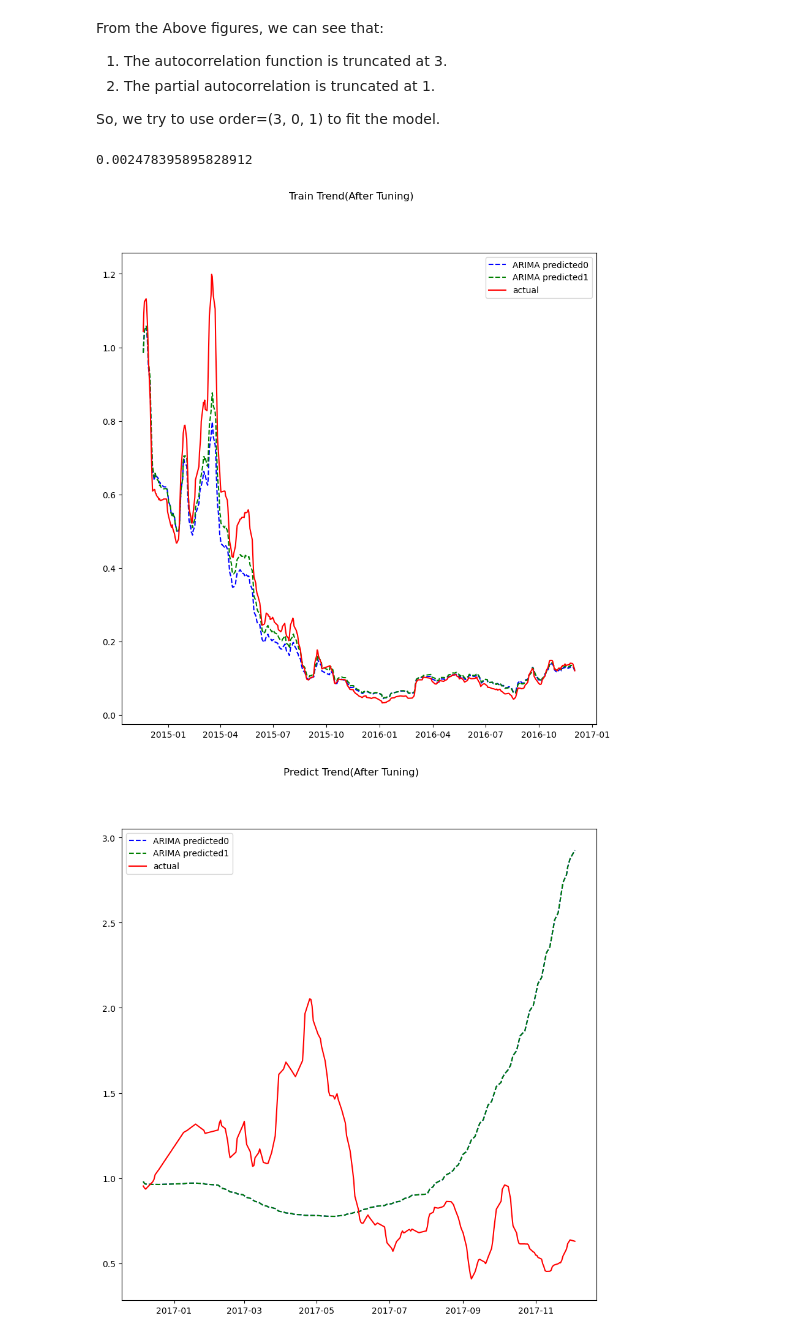
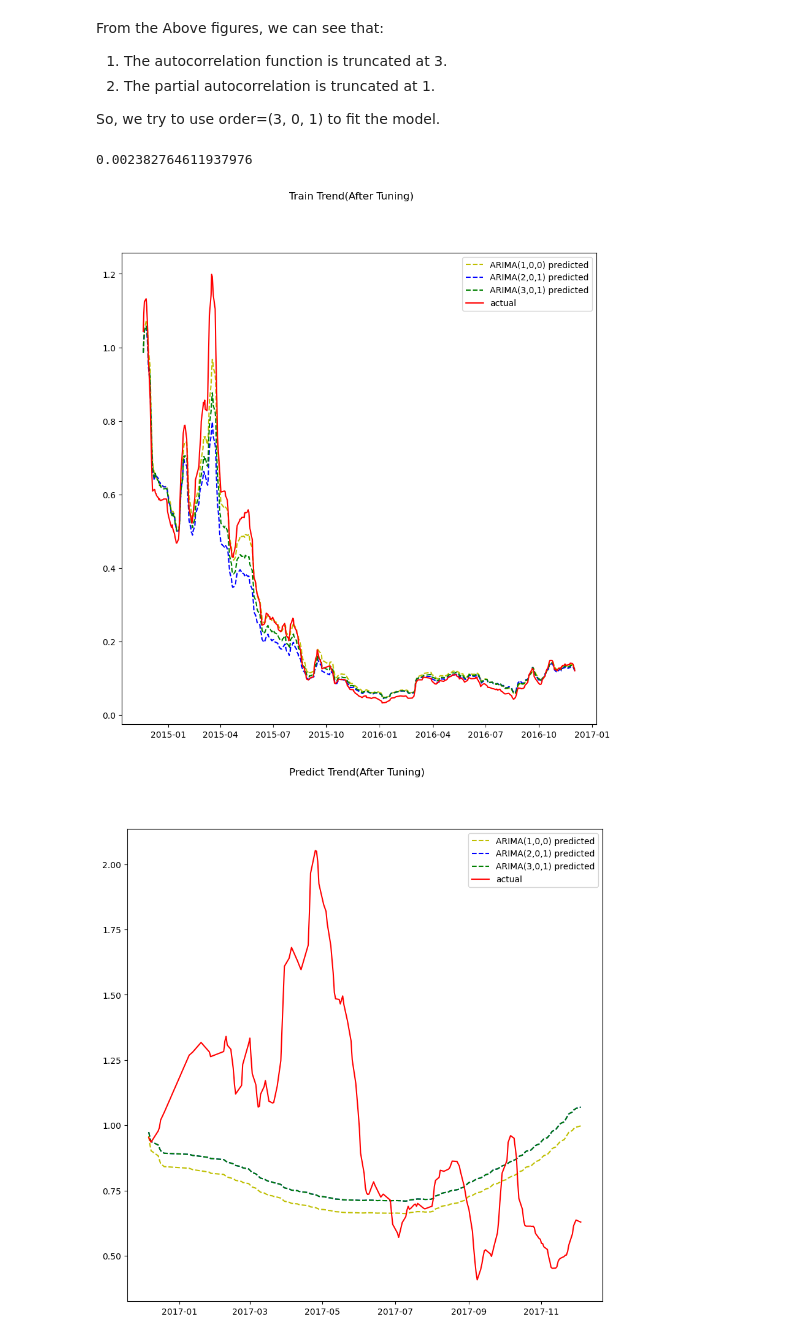
Before and after one commit to cmgun/ML-practice, a Jupyter notebook: game/HKPrada/homework.ipynb, the cells around one changed output. Drawn from its saved outputs; the diff is of its cells as text; code cells hidden in the pictures.

```diff
--- a/game/HKPrada/homework.ipynb
+++ b/game/HKPrada/homework.ipynb
@@ -569,11 +569,11 @@ Best ARIMA(2, 0, 1) MSE=0.0009917
 The best order is ARIMA(2, 0, 1), we use this order to train the model again.
 # %%
 # ARIMA model
-modelARIMA = sm.tsa.arima.ARIMA(endog=Y_train, exog=X_train_ARIMA, order=[2, 0, 1])
-model_fit = modelARIMA.fit()
+modelARIMA1 = sm.tsa.arima.ARIMA(endog=Y_train, exog=X_train_ARIMA, order=[2, 0, 1])
+model_fit1 = modelARIMA1.fit()
 
-error_Training_ARIMA = mean_squared_error(Y_train, model_fit.fittedvalues)
-predicted = model_fit.predict(start = tr_len -1 ,end = to_len -1, exog = X_test_ARIMA, dynamic=True)[1:]
-error_Test_ARIMA = mean_squared_error(Y_test,predicted)
+error_Training_ARIMA = mean_squared_error(Y_train, model_fit1.fittedvalues)
+predicted1 = model_fit.predict(start = tr_len -1 ,end = to_len -1, exog = X_test_ARIMA, dynamic=True)[1:]
+error_Test_ARIMA = mean_squared_error(Y_test,predicted1)
 error_Test_ARIMA
 # %% [output]
@@ -627,38 +629,40 @@ From the Above figures, we can see that:
 So, we try to use order=(3, 0, 1) to fit the model.
 # %%
 # ARIMA model
-modelARIMA1 = sm.tsa.arima.ARIMA(endog=Y_train, exog=X_train_ARIMA, order=[3, 0, 1])
-model_fit1 = modelARIMA1.fit()
+modelARIMA2 = sm.tsa.arima.ARIMA(endog=Y_train, exog=X_train_ARIMA, order=[3, 0, 1])
+model_fit2 = modelARIMA2.fit()
 
-error_Training_ARIMA = mean_squared_error(Y_train, model_fit1.fittedvalues)
-predicted1 = model_fit.predict(start = tr_len -1 ,end = to_len -1, exog = X_test_ARIMA, dynamic=True)[1:]
+error_Training_ARIMA = mean_squared_error(Y_train, model_fit2.fittedvalues)
+predicted2 = model_fit.predict(start = tr_len -1 ,end = to_len -1, exog = X_test_ARIMA, dynamic=True)[1:]
 error_Test_ARIMA = mean_squared_error(Y_test,predicted1)
 error_Test_ARIMA
 # %% [output]
-0.002478395895828912
+0.002382764611937976
 # %%
 # Train Trend
 fig = pyplot.figure(figsize=(10, 10))
 fig.suptitle('Train Trend(After Tuning)')
 # predict
-pyplot.plot(Y_train.index, np.exp(model_fit.fittedvalues).cumprod(), 'b--', label='ARIMA predicted0')
-pyplot.plot(Y_train.index, np.exp(model_fit1.fittedvalues).cumprod(), 'g--', label='ARIMA predicted1')
+pyplot.plot(Y_train.index, np.exp(model_fit.fittedvalues).cumprod(), 'y--', label='ARIMA(1,0,0) predicted')
+pyplot.plot(Y_train.index, np.exp(model_fit1.fittedvalues).cumprod(), 'b--', label='ARIMA(2,0,1) predicted')
+pyplot.plot(Y_train.index, np.exp(model_fit2.fittedvalues).cumprod(), 'g--', label='ARIMA(3,0,1) predicted')
 pyplot.plot(Y_train.index, np.exp(Y_train['PRADA_pred']).cumprod(), 'r', label='actual')
 pyplot.legend()
 # Y_test
 pyplot.show()
 # %% [output]
-[figure, old version]
+[figure, new version]
 # %%
 # predict trend
 fig = pyplot.figure(figsize=(10, 10))
 fig.suptitle('Predict Trend(After Tuning)')
 # predict
-pyplot.plot(Y_test.index, np.exp(predicted).cumprod(), 'b--', label='ARIMA predicted0')
-pyplot.plot(Y_test.index, np.exp(predicted1).cumprod(), 'g--', label='ARIMA predicted1')
+pyplot.plot(Y_test.index, np.exp(predicted).cumprod(), 'y--', label='ARIMA(1,0,0) predicted')
+pyplot.plot(Y_test.index, np.exp(predicted1).cumprod(), 'b--', label='ARIMA(2,0,1) predicted')
+pyplot.plot(Y_test.index, np.exp(predicted2).cumprod(), 'g--', label='ARIMA(3,0,1) predicted')
 pyplot.plot(Y_test.index, np.exp(Y_test['PRADA_pred']).cumprod(), 'r', label='actual')
 pyplot.legend()
 # Y_test
 pyplot.show()
 # %% [output]
-[figure, old version]
+[figure, new version]
```
Also changed, not shown: parts of 3 cells of this notebook.
